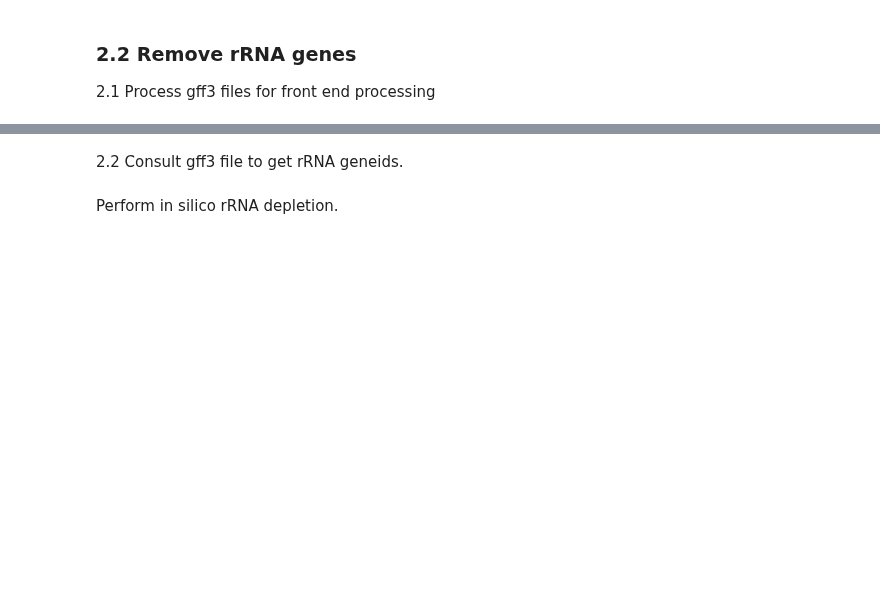
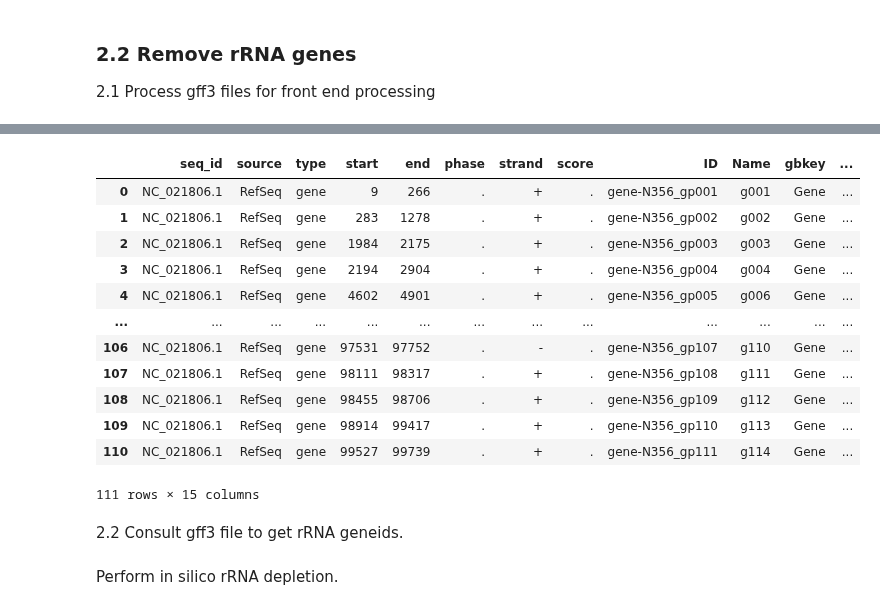
Before and after one commit to Integrative-Transcriptomics/PhageExpressionAtlas, a Jupyter notebook: Create_database/Datasets/Drobysheva_2021/Notebook/2026-05_postprocessing.ipynb, the cells around one changed output, grey strips where cells are left out. Cells and saved outputs as stored; diff of their text form; code cells hidden in the pictures; blank space fills up the shorter version.

```diff
--- a/Create_database/Datasets/Drobysheva_2021/Notebook/2026-05_postprocessing.ipynb
+++ b/Create_database/Datasets/Drobysheva_2021/Notebook/2026-05_postprocessing.ipynb
@@ -154,4 +154,20 @@ gff3_genes.loc[gff3_genes['seq_id'] == "NC_021806.1"]
 111 rows × 18 columns
+# %%
+gff3_genes
+# %% [output]
+|  | seq_id | source | type | start | end | phase | strand | score | ID | Name | gbkey | ... |
+| 0 | NC_021806.1 | RefSeq | gene | 9 | 266 | . | + | . | gene-N356_gp001 | g001 | Gene | ... |
+| 1 | NC_021806.1 | RefSeq | gene | 283 | 1278 | . | + | . | gene-N356_gp002 | g002 | Gene | ... |
+| 2 | NC_021806.1 | RefSeq | gene | 1984 | 2175 | . | + | . | gene-N356_gp003 | g003 | Gene | ... |
+| 3 | NC_021806.1 | RefSeq | gene | 2194 | 2904 | . | + | . | gene-N356_gp004 | g004 | Gene | ... |
+| 4 | NC_021806.1 | RefSeq | gene | 4602 | 4901 | . | + | . | gene-N356_gp005 | g006 | Gene | ... |
+| ... | ... | ... | ... | ... | ... | ... | ... | ... | ... | ... | ... | ... |
+| 106 | NC_021806.1 | RefSeq | gene | 97531 | 97752 | . | - | . | gene-N356_gp107 | g110 | Gene | ... |
+| 107 | NC_021806.1 | RefSeq | gene | 98111 | 98317 | . | + | . | gene-N356_gp108 | g111 | Gene | ... |
+| 108 | NC_021806.1 | RefSeq | gene | 98455 | 98706 | . | + | . | gene-N356_gp109 | g112 | Gene | ... |
+| 109 | NC_021806.1 | RefSeq | gene | 98914 | 99417 | . | + | . | gene-N356_gp110 | g113 | Gene | ... |
+| 110 | NC_021806.1 | RefSeq | gene | 99527 | 99739 | . | + | . | gene-N356_gp111 | g114 | Gene | ... |
+111 rows × 15 columns
 # %% [markdown]
 2.2 Consult gff3 file to get rRNA geneids.
 # %%
```
Also changed, not shown: parts of 7 cells of this notebook, 8 other files.
